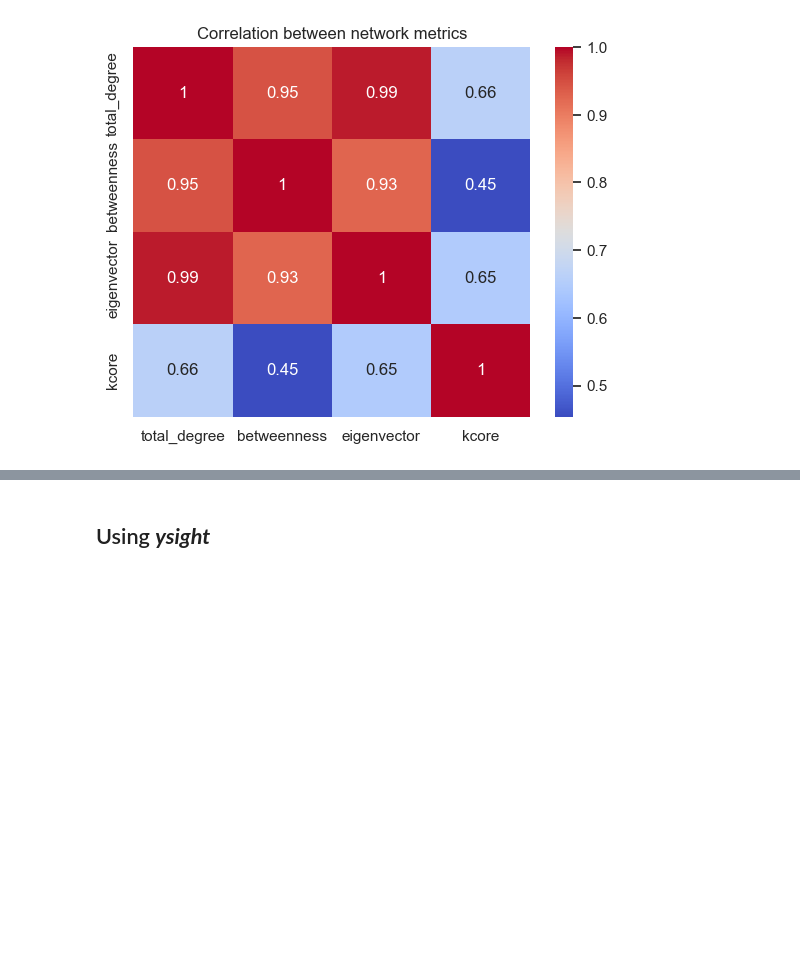
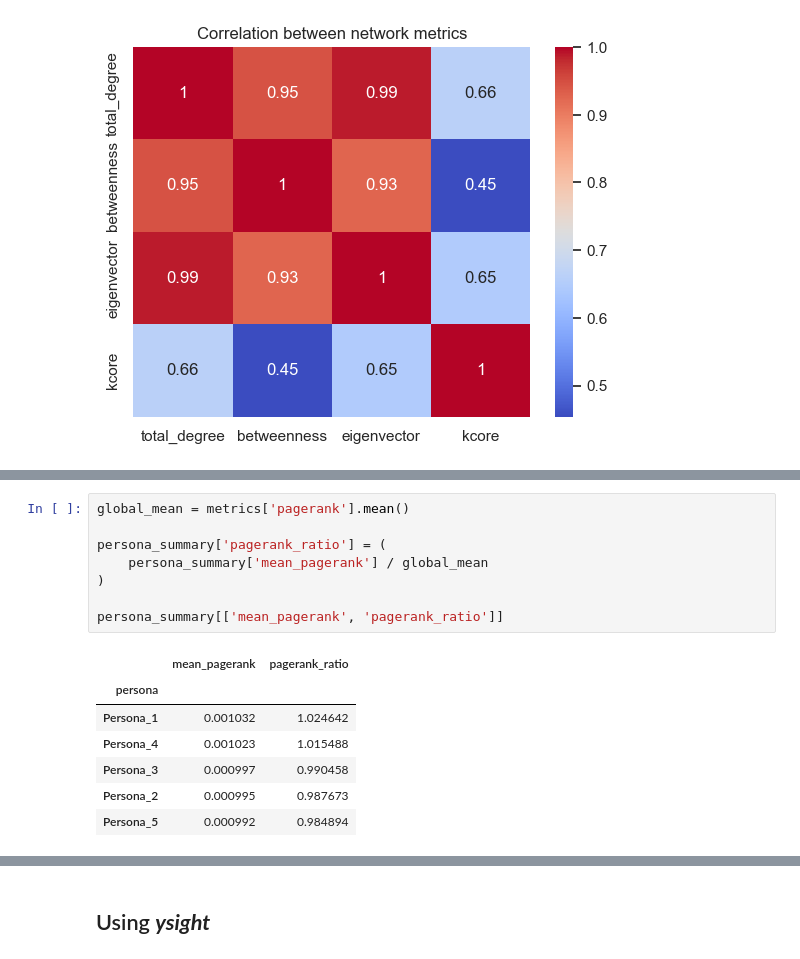
Before and after one commit to MagdalenaWilk/Personality-Driven_Behaviour_in_Synthetic_Social_Networks, a Jupyter notebook: analysis_1.ipynb, the cells around one changed output, grey strips where cells are left out. Cells and saved outputs as stored; diff of their text form; blank space fills up the shorter version.

```diff
--- a/analysis_1.ipynb
+++ b/analysis_1.ipynb
@@ -1118,0 +1253,16 @@ Name: total_degree, dtype: float64
+# %%
+global_mean = metrics['pagerank'].mean()
+
+persona_summary['pagerank_ratio'] = (
+    persona_summary['mean_pagerank'] / global_mean
+)
+
+persona_summary[['mean_pagerank', 'pagerank_ratio']]
+# %% [output]
+|  | mean_pagerank | pagerank_ratio |
+| persona |  |  |
+| Persona_1 | 0.001032 | 1.024642 |
+| Persona_4 | 0.001023 | 1.015488 |
+| Persona_3 | 0.000997 | 0.990458 |
+| Persona_2 | 0.000995 | 0.987673 |
+| Persona_5 | 0.000992 | 0.984894 |
```
Also changed, not shown: parts of 29 cells of this notebook, 1 other file.
